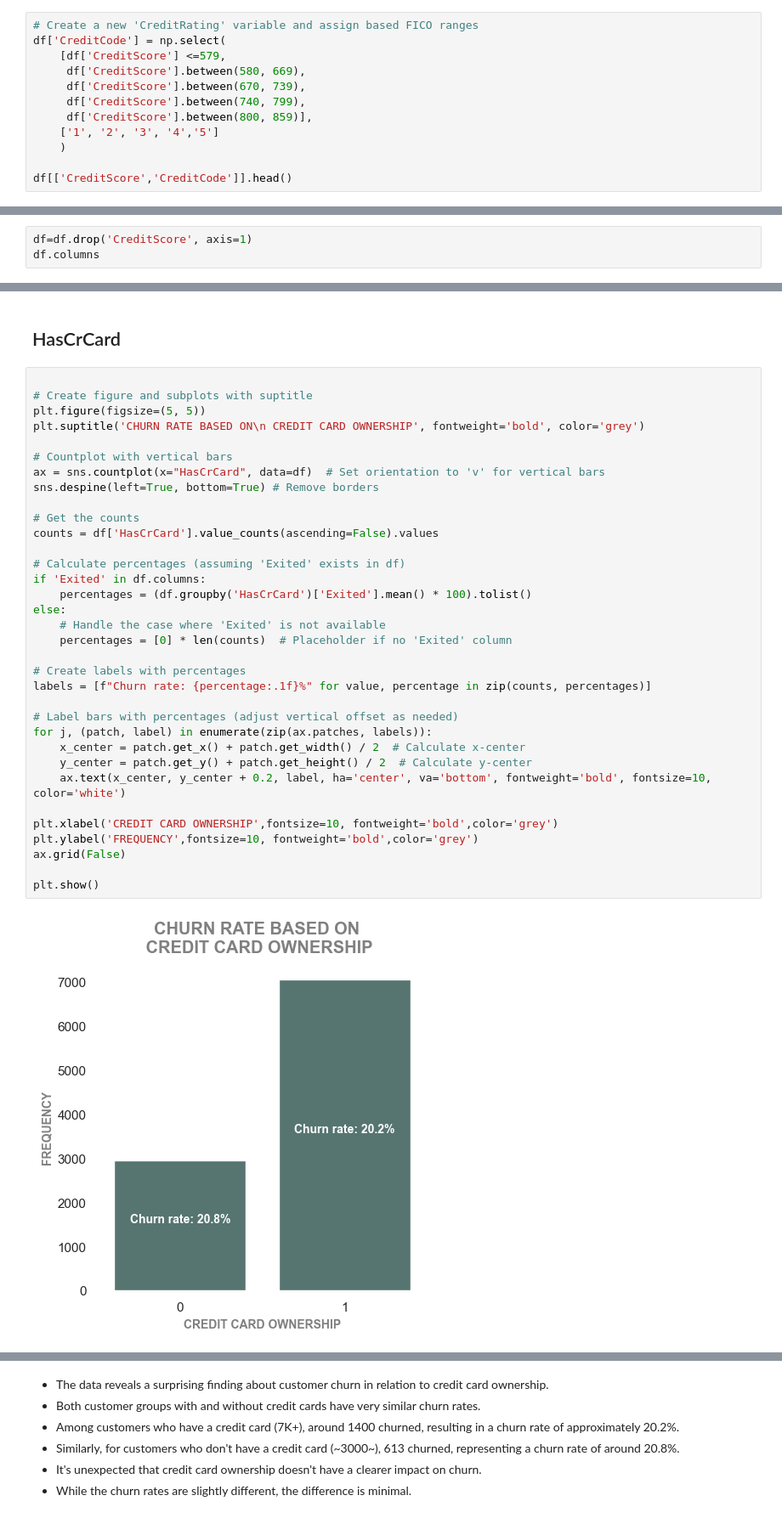
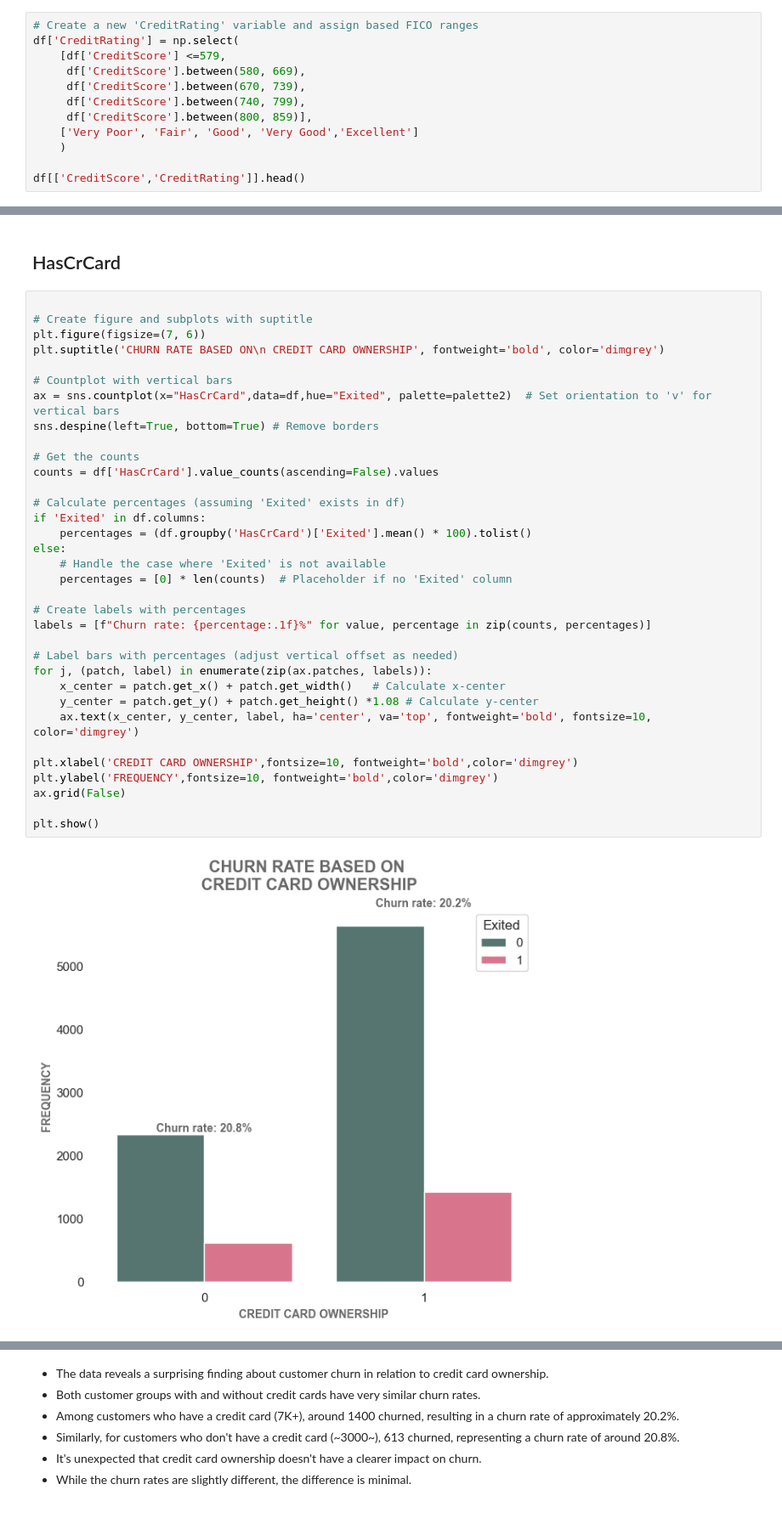
Before and after one commit to aprilhong/bankchurn, a Jupyter notebook: notebooks/1.0_bank_exploratory_data_analysis.ipynb, the cells around one changed output, grey strips where cells are left out. Shown at 85% size. Saved outputs shown, nothing was run; the diff lists cells and outputs as text.

```diff
--- a/notebooks/1.0_bank_exploratory_data_analysis.ipynb
+++ b/notebooks/1.0_bank_exploratory_data_analysis.ipynb
@@ -328,14 +329,14 @@ Create a new variable `CreditCode` to assign each CreditScore to a rating
 ##### CreditRating
 # %%
 # Create a new 'CreditRating' variable and assign based FICO ranges
-df['CreditCode'] = np.select(
+df['CreditRating'] = np.select(
     [df['CreditScore'] <=579,
      df['CreditScore'].between(580, 669),
      df['CreditScore'].between(670, 739),
      df['CreditScore'].between(740, 799),
      df['CreditScore'].between(800, 859)],
-    ['1', '2', '3', '4','5']
+    ['Very Poor', 'Fair', 'Good', 'Very Good','Excellent']
     )
 
-df[['CreditScore','CreditCode']].head()
+df[['CreditScore','CreditRating']].head()
 # %% [output]
@@ -348,3 +348,0 @@ df[['CreditScore','CreditCode']].head()
-# %%
-df=df.drop('CreditScore', axis=1)
-df.columns
@@ -407,36 +401,36 @@ The plot suggests a positive relationship between credit score and customer rete
 # %%
 
 # Create figure and subplots with suptitle
-plt.figure(figsize=(5, 5))
-plt.suptitle('CHURN RATE BASED ON\n CREDIT CARD OWNERSHIP', fontweight='bold', color='grey')
+plt.figure(figsize=(7, 6))
+plt.suptitle('CHURN RATE BASED ON\n CREDIT CARD OWNERSHIP', fontweight='bold', color='dimgrey')
 
 # Countplot with vertical bars
-ax = sns.countplot(x="HasCrCard", data=df)  # Set orientation to 'v' for vertical bars
+ax = sns.countplot(x="HasCrCard",data=df,hue="Exited", palette=palette2)  # Set orientation to 'v' for vertical bars
 sns.despine(left=True, bottom=True) # Remove borders
 
 # Get the counts
 counts = df['HasCrCard'].value_counts(ascending=False).values
 
 # Calculate percentages (assuming 'Exited' exists in df)
 if 'Exited' in df.columns:
     percentages = (df.groupby('HasCrCard')['Exited'].mean() * 100).tolist()
 else:
     # Handle the case where 'Exited' is not available
     percentages = [0] * len(counts)  # Placeholder if no 'Exited' column
 
 # Create labels with percentages
 labels = [f"Churn rate: {percentage:.1f}%" for value, percentage in zip(counts, percentages)]
 
 # Label bars with percentages (adjust vertical offset as needed)
 for j, (patch, label) in enumerate(zip(ax.patches, labels)):
-    x_center = patch.get_x() + patch.get_width() / 2  # Calculate x-center
-    y_center = patch.get_y() + patch.get_height() / 2  # Calculate y-center
-    ax.text(x_center, y_center + 0.2, label, ha='center', va='bottom', fontweight='bold', fontsize=10, color='white')
+    x_center = patch.get_x() + patch.get_width()   # Calculate x-center
+    y_center = patch.get_y() + patch.get_height() *1.08 # Calculate y-center
+    ax.text(x_center, y_center, label, ha='center', va='top', fontweight='bold', fontsize=10, color='dimgrey')
 
-plt.xlabel('CREDIT CARD OWNERSHIP',fontsize=10, fontweight='bold',color='grey')
-plt.ylabel('FREQUENCY',fontsize=10, fontweight='bold',color='grey')
+plt.xlabel('CREDIT CARD OWNERSHIP',fontsize=10, fontweight='bold',color='dimgrey')
+plt.ylabel('FREQUENCY',fontsize=10, fontweight='bold',color='dimgrey')
 ax.grid(False)
 
 plt.show()
 # %% [output]
-[figure, old version]
+[figure, new version]
```
Also changed, not shown: parts of 63 cells of this notebook, 4 other files.
